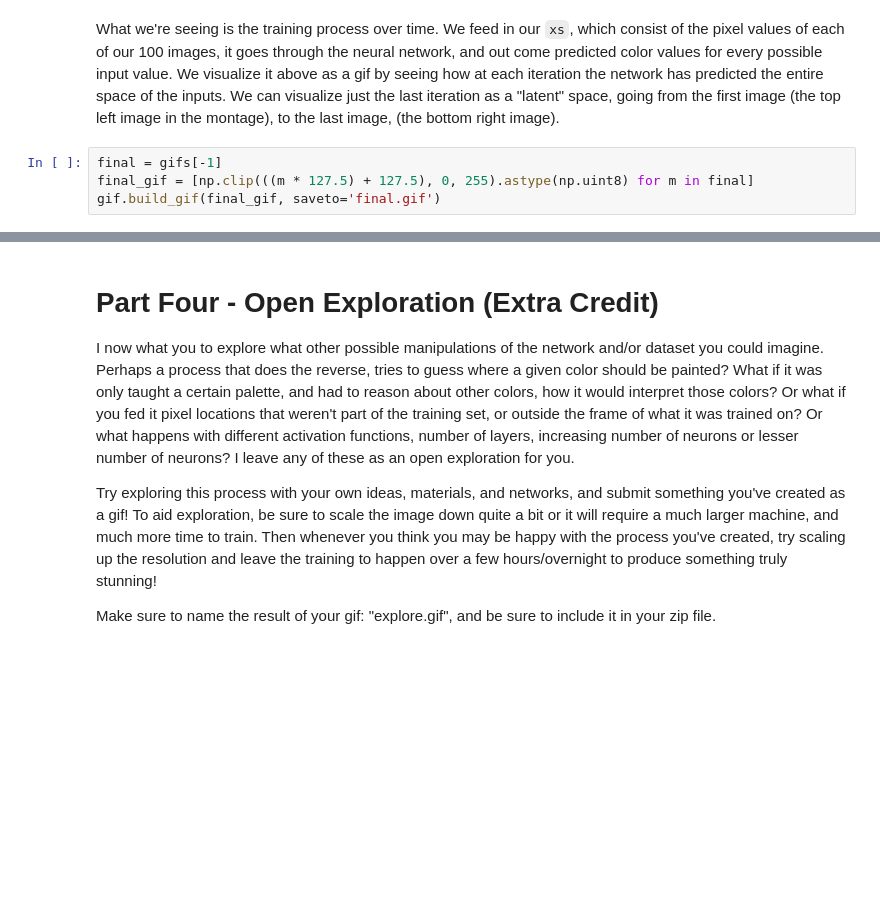
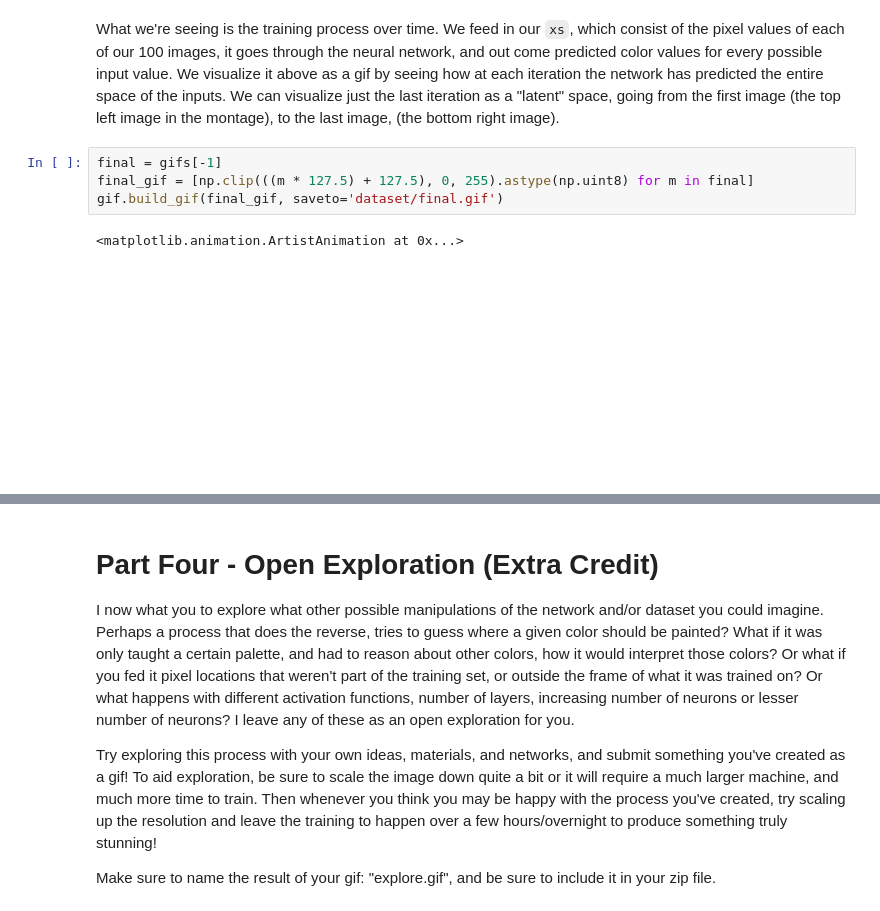
Before and after one commit to jaynilpatel/kadenze, a Jupyter notebook: session 2/session-2.ipynb, the cells around one changed output, grey strips where cells are left out. Cells and saved outputs as stored; diff of their text form; blank space fills up the shorter version.

```diff
--- a/session 2/session-2.ipynb
+++ b/session 2/session-2.ipynb
@@ -850,7 +867,10 @@ What we're seeing is the training process over time.  We feed in our `xs`, which
 # %%
 final = gifs[-1]
 final_gif = [np.clip(((m * 127.5) + 127.5), 0, 255).astype(np.uint8) for m in final]
-gif.build_gif(final_gif, saveto='final.gif')
+gif.build_gif(final_gif, saveto='dataset/final.gif')
+# %% [output]
+<matplotlib.animation.ArtistAnimation at 0x...>
+[figure, added]
 # %%
 ipyd.Image(url='final.gif?{}'.format(np.random.rand()),
            height=200, width=200)
```
Also changed, not shown: parts of 9 cells of this notebook, 7 other files.
